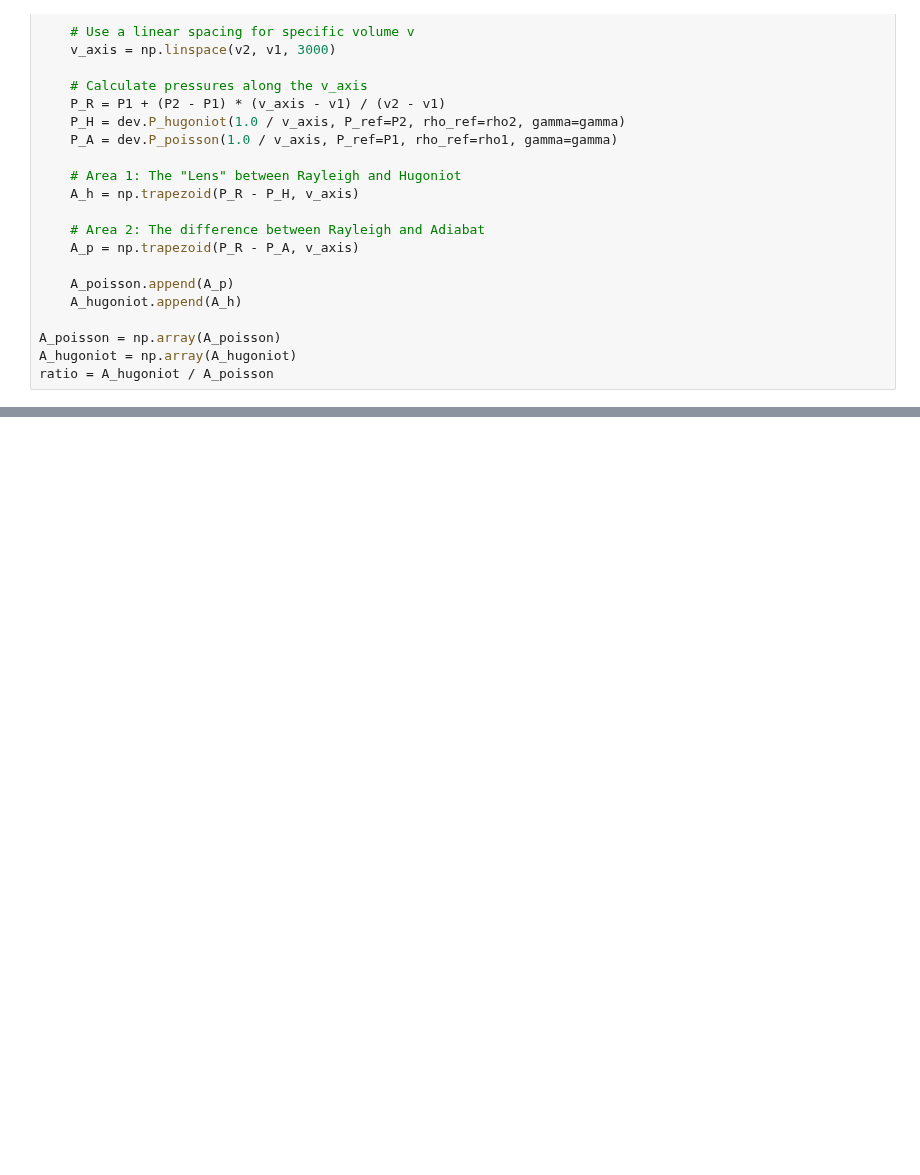
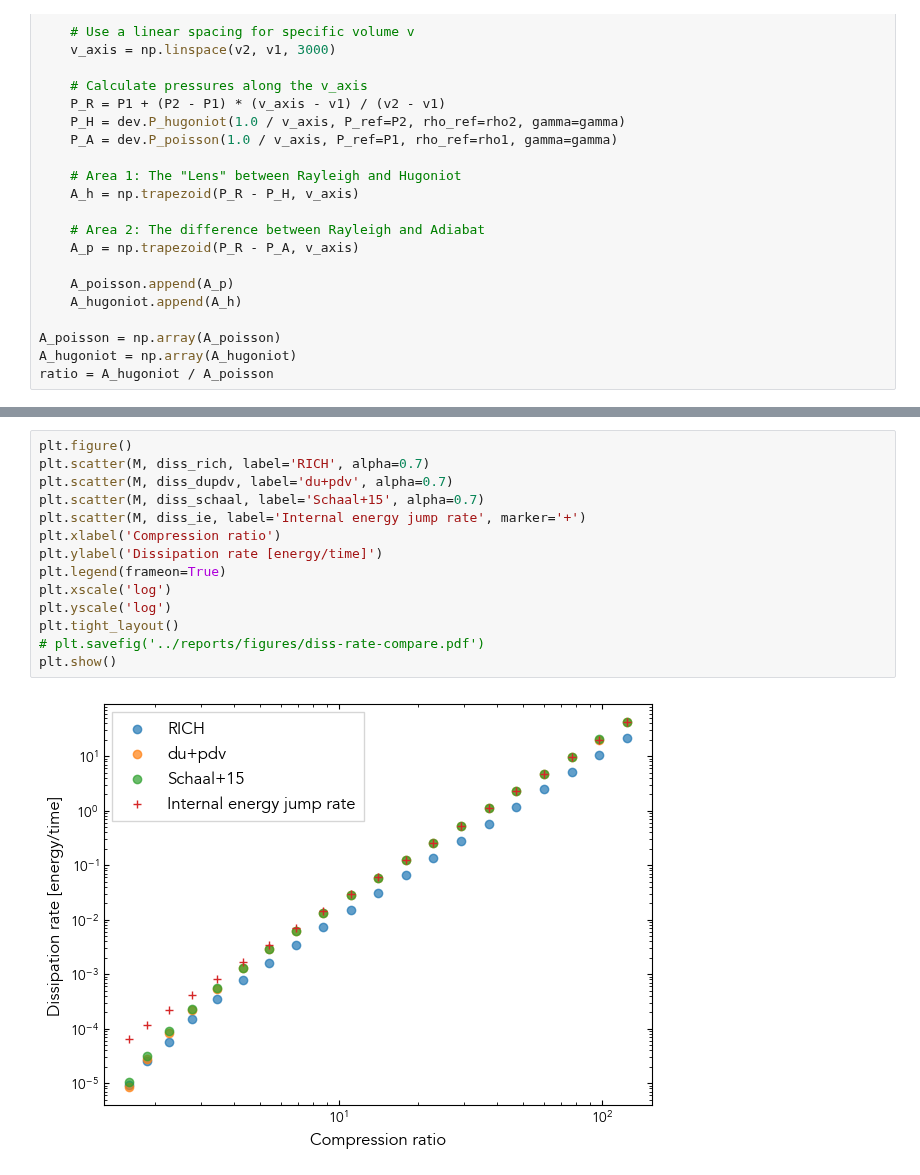
Before and after one commit to rich-tde/tde-shock-dissipation, a Jupyter notebook: notebooks/0.1-shocktube-dissipation-test-all.ipynb, the cells around one changed output, grey strips where cells are left out. Cells and saved outputs as stored; diff of their text form; blank space fills up the shorter version.

```diff
--- a/notebooks/0.1-shocktube-dissipation-test-all.ipynb
+++ b/notebooks/0.1-shocktube-dissipation-test-all.ipynb
@@ -85,0 +109,16 @@ plt.show()
+# %%
+plt.figure()
+plt.scatter(M, diss_rich, label='RICH', alpha=0.7)
+plt.scatter(M, diss_dupdv, label='du+pdv', alpha=0.7)
+plt.scatter(M, diss_schaal, label='Schaal+15', alpha=0.7)
+plt.scatter(M, diss_ie, label='Internal energy jump rate', marker='+')
+plt.xlabel('Compression ratio')
+plt.ylabel('Dissipation rate [energy/time]')
+plt.legend(frameon=True)
+plt.xscale('log')
+plt.yscale('log')
+plt.tight_layout()
+# plt.savefig('../reports/figures/diss-rate-compare.pdf')
+plt.show()
+# %% [output]
+[figure, added]
```
Also changed, not shown: parts of 5 cells of this notebook, 6 other files.
